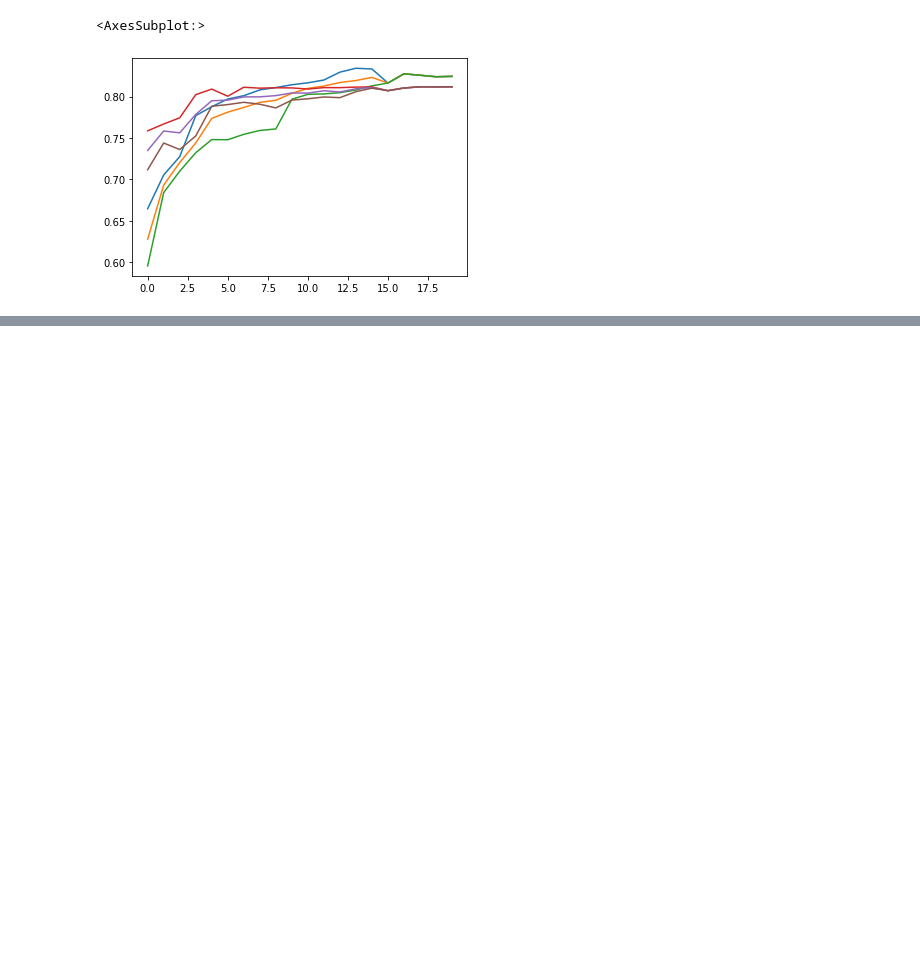
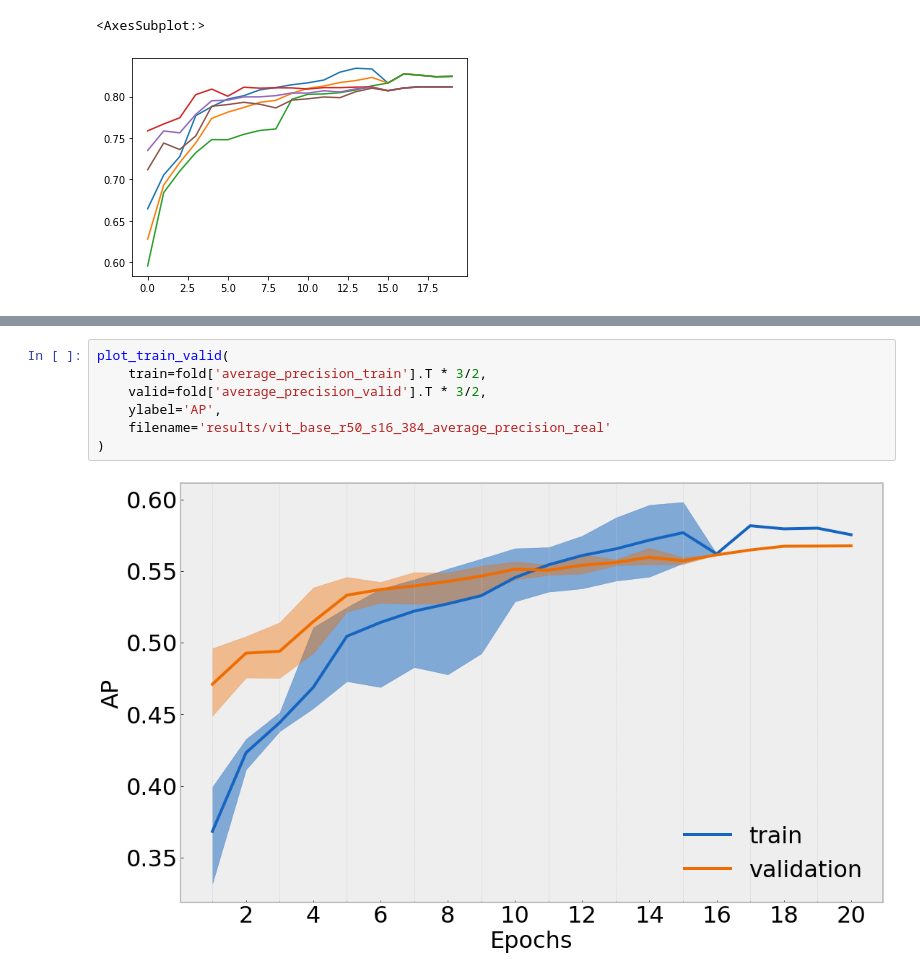
Before and after one commit to greylord1996/covid19_xray_analysis, a Jupyter notebook: experiments/classification_problem/exp1_effnetV2_vit_base_r50_s16_384/draw_graphs.ipynb, the cells around one changed output, grey strips where cells are left out. Drawn from its saved outputs; the diff is of its cells as text; blank space fills up the shorter version.

Commit message:
graphs

```diff
--- a/experiments/classification_problem/exp1_effnetV2_vit_base_r50_s16_384/draw_graphs.ipynb
+++ b/experiments/classification_problem/exp1_effnetV2_vit_base_r50_s16_384/draw_graphs.ipynb
@@ -138,0 +213,9 @@ fold['roc_auc_valid'].min(axis=1).plot()
+# %%
+plot_train_valid(
+    train=fold['average_precision_train'].T * 3/2,
+    valid=fold['average_precision_valid'].T * 3/2,
+    ylabel='AP',
+    filename='results/vit_base_r50_s16_384_average_precision_real'
+)
+# %% [output]
+[figure, added]
```
Also changed, not shown: parts of 1 cell of this notebook, 9 other files.
